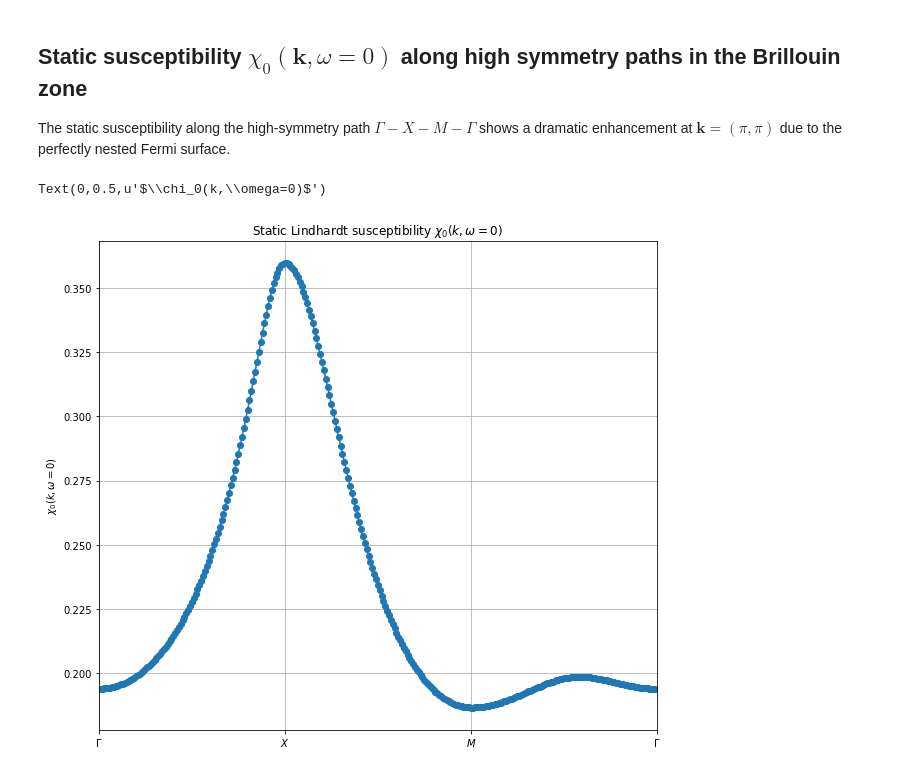
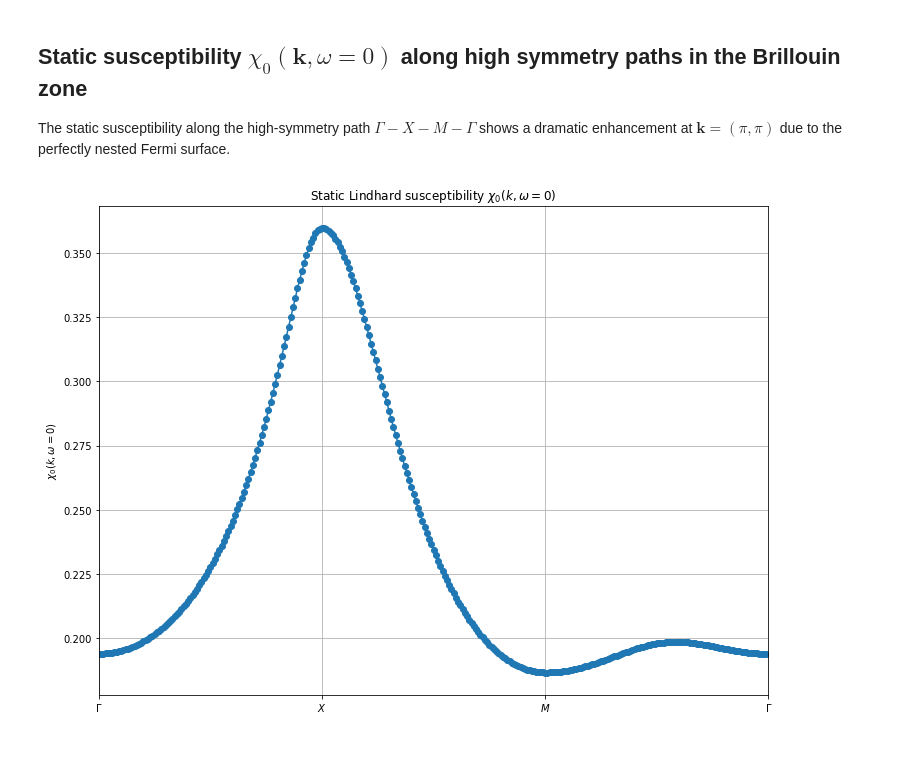
Before and after one commit to TRIQS/tutorials, a Jupyter notebook: TRIQSTutorialsPython/TPSC/TPSC-2.ipynb, the cells around one changed output. Saved outputs shown, nothing was run; the diff lists cells and outputs as text; code cells hidden in the pictures.

```diff
--- a/TRIQSTutorialsPython/TPSC/TPSC-2.ipynb
+++ b/TRIQSTutorialsPython/TPSC/TPSC-2.ipynb
@@ -57,9 +57,10 @@ from pytriqs.archive import HDFArchive
 from pytriqs.plot.mpl_interface import oplot
 import numpy as np
 from math import cos, pi
-
+import warnings
+warnings.filterwarnings("ignore")
 import matplotlib.pyplot as plt
-plt.rcParams["figure.figsize"] = (10,9) # set default size for all figures
+plt.rcParams["figure.figsize"] = (12,9) # set default size for all figures
 # %%
 %reload_ext cpp2py.magic
 # %% [markdown]
@@ -171,21 +183,20 @@ The static susceptibility along the high-symmetry path $\Gamma-X-M-\Gamma$ shows
 # %%
 import itertools
 n_step = 100
 def path(ki, kf):   # generates a linear set of points between ki and kf
     for x in np.arange(0, 1, 1./n_step):
         yield (1-x) * np.array(ki) + x * np.array(kf)
 
 G = (0,  0 , 0)
 X = (pi, pi, 0)
 M = (pi, 0,  0)
 
 plt.plot([chi0_kw(k,0).real for k in itertools.chain(path(G, X), path(X, M), path(M, G) )], '-o')
 plt.xlim(0, 3*n_step) # window size
 plt.grid()
 plt.axes().set_xticks([0, n_step, 2*n_step, 3*n_step])
 plt.axes().set_xticklabels([r'$\Gamma$',r'$X$',r'$M$',r'$\Gamma$']);
-plt.title('Static Lindhardt susceptibility $\chi_0(k,\omega=0)$')
-plt.ylabel(r'$\chi_0(k,\omega=0)$')
+plt.title('Static Lindhard susceptibility $\chi_0(k,\omega=0)$')
+plt.ylabel(r'$\chi_0(k,\omega=0)$');
 # %% [output]
-Text(0,0.5,u'$\\chi_0(k,\\omega=0)$')
-[figure, old version]
+[figure, new version]
```
Also changed, not shown: parts of 8 cells of this notebook, 4 other files.
